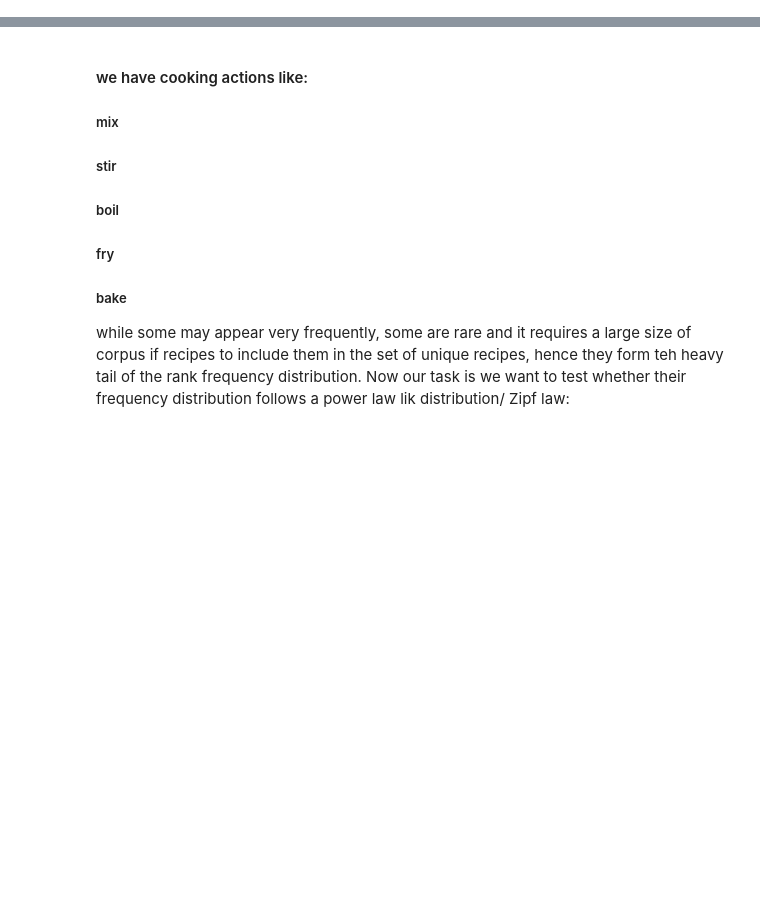
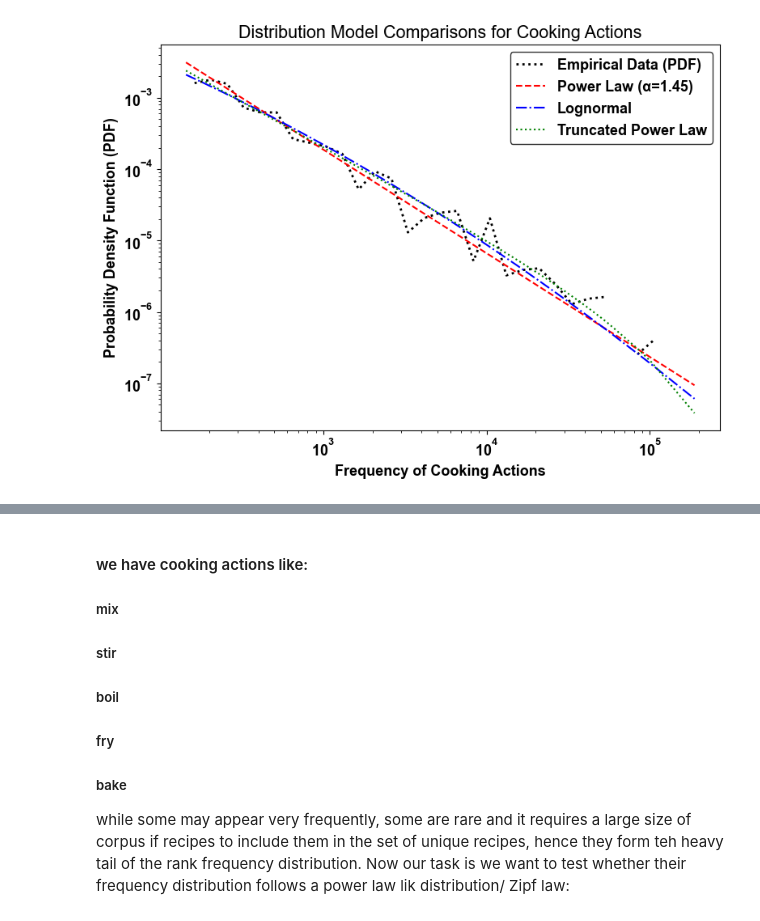
Before and after one commit to harsh23229/Universal-statistical-laws-governing-culinary-design, a Jupyter notebook: Cooking_Techniques_analysis_updated.ipynb, the cells around one changed output, grey strips where cells are left out. Cells and saved outputs as stored; diff of their text form; code cells hidden in the pictures; blank space fills up the shorter version.

Commit message:
working on cell 0

```diff
--- a/Cooking_Techniques_analysis_updated.ipynb
+++ b/Cooking_Techniques_analysis_updated.ipynb
@@ -0,0 +1,85 @@
+# %%
+# =============================================================================
+# CELL 0 — Original Data Pipeline + Improved Zipf's Law Analysis
+# =============================================================================
+
+import pandas as pd
+import matplotlib.pyplot as plt
+import numpy as np
+import powerlaw
+
+plt.rcParams["font.family"] = "sans-serif"
+plt.rcParams["font.sans-serif"] = ["Arial", "DejaVu Sans"]
+plt.rcParams["font.weight"] = "bold"
+plt.rcParams["font.size"] = 13
+
+def format_axes(ax):
+    ax.grid(False)
+    legend = ax.legend(frameon=True)
+    if legend:
+        legend.get_frame().set_edgecolor("black")
+
+# ── 1. Original Data Loading Pipeline (UNCHANGED) ────────────────────────────
+print("Loading data...")
+df_actions_raw = pd.read_excel("Datasets/RecipeID_CookingAction_List.xlsx")
+df_actions_raw = df_actions_raw.dropna(subset=['Processes'])
+df_actions_raw['Processes'] = df_actions_raw['Processes'].astype(str).str.split(r'\|\|')
+df_actions = df_actions_raw.explode('Processes').reset_index(drop=True)
+df_actions['Processes'] = df_actions['Processes'].str.strip()
+df_actions = df_actions.rename(columns={'Recipe_id': 'recipe_no', 'Processes': 'action_id'})
+df_cuisine = pd.read_csv("Datasets/RecipeDB_RecipeID_Cuisine.csv")
+df_merged = pd.merge(df_actions, df_cuisine, left_on='recipe_no', right_on='Recipe_id')
+print(f"Data loaded. Total action tokens processed: {len(df_merged)}")
+
+# ── 2. Rigorous Zipf's Law Modeling ──────────────────────────────────────────
+print("\n--- Processing Improved Zipf's law ---")
+action_counts = df_merged['action_id'].value_counts()
+frequencies = action_counts.values
+ranks = np.arange(1, len(frequencies) + 1)
+
+# Fit the distributions
+fit = powerlaw.Fit(frequencies, discrete=True, verbose=False)
+alpha_zipf = 1.0 / (fit.alpha - 1.0)
+print(f"Zipf exponent (α): {alpha_zipf:.4f}")
+
+# ── 3. Statistical Conclusion: Finding the Best Fit ──────────────────────────
+print("\n--- Determining the Absolute Best Fit ---")
+
+# We start by assuming power_law is the baseline
+best_dist = 'power_law'
+
+# Compare against the other two distributions
+for candidate in ['lognormal', 'truncated_power_law']:
+    # R is the log-likelihood ratio. p is the significance.
+    R, p = fit.distribution_compare(best_dist, candidate, normalized_ratio=True)
+
+    # If p < 0.05, the difference is statistically significant.
+    # If R < 0, the candidate distribution is a better fit than our current best.
+    if p < 0.05 and R < 0:
+        best_dist = candidate
+
+# Format the output nicely
+formatted_winner = best_dist.upper().replace('_', ' ')
+print(f"🏆 Statistical Conclusion: The {formatted_winner} is the best fit for this graph.")
+
+# ── 4. Improved Visualization (PDF Comparison) ───────────────────────────────
+fig, ax = plt.subplots(figsize=(8, 6))
+
+# Plot empirical data
+fit.plot_pdf(color='black', linewidth=2, linestyle=':', label='Empirical Data (PDF)', ax=ax)
+
+
+# Plot theoretical competing models
+fit.power_law.plot_pdf(color='red', linestyle='--', ax=ax, label=f'Power Law (α={fit.alpha:.2f})')
+fit.lognormal.plot_pdf(color='blue', linestyle='-.', ax=ax, label='Lognormal')
+fit.truncated_power_law.plot_pdf(color='green', linestyle=':', ax=ax, label='Truncated Power Law')
+
+ax.set_xlabel("Frequency of Cooking Actions", fontweight="bold")
+ax.set_ylabel("Probability Density Function (PDF)", fontweight="bold")
+format_axes(ax)
+
+plt.title("Distribution Model Comparisons for Cooking Actions")
+plt.tight_layout()
+plt.savefig("improved_zipf_distributions.png", dpi=300, bbox_inches="tight")
+plt.show()
+# %% [output]
@@ -0,0 +94 @@
+[figure, added]
```
Also changed, not shown: parts of 4 cells of this notebook, 20 other files.
